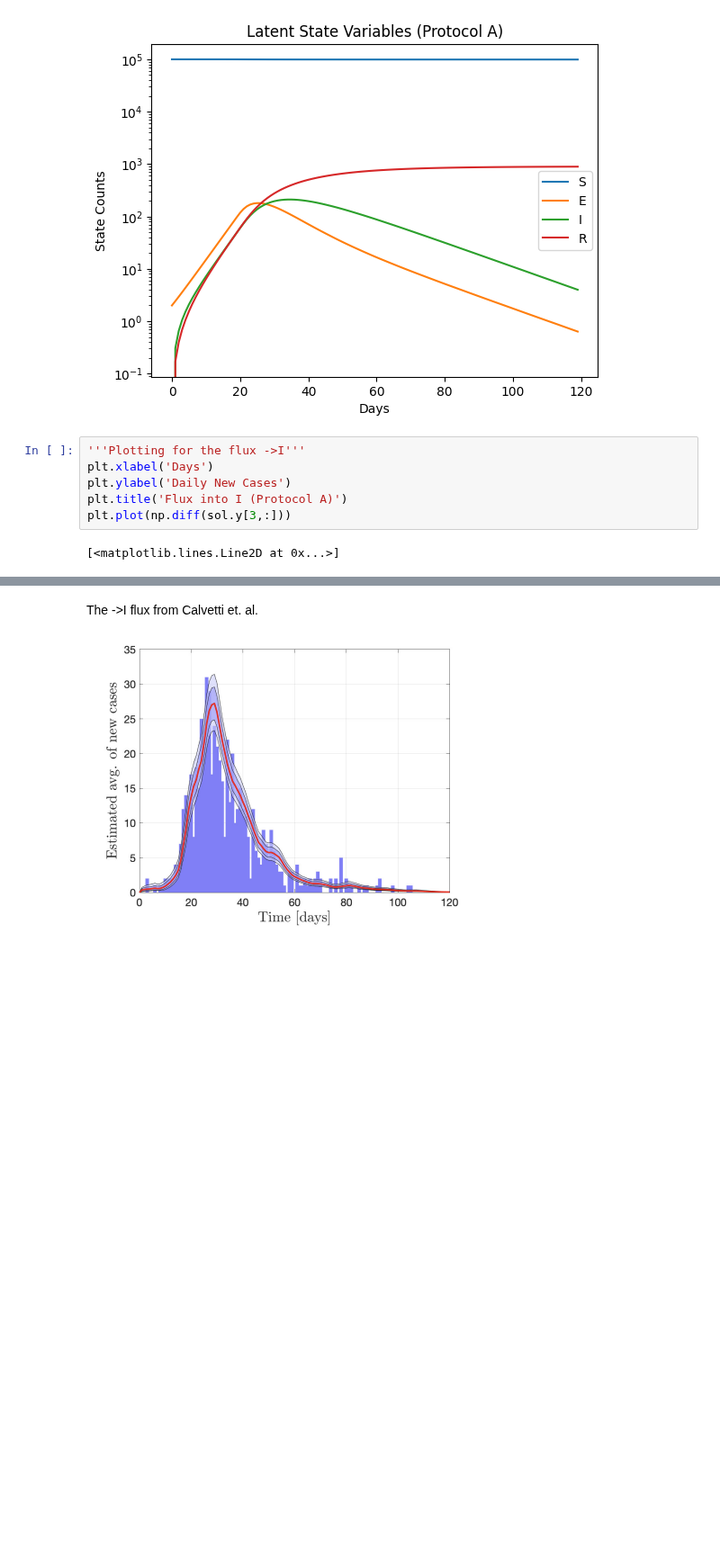
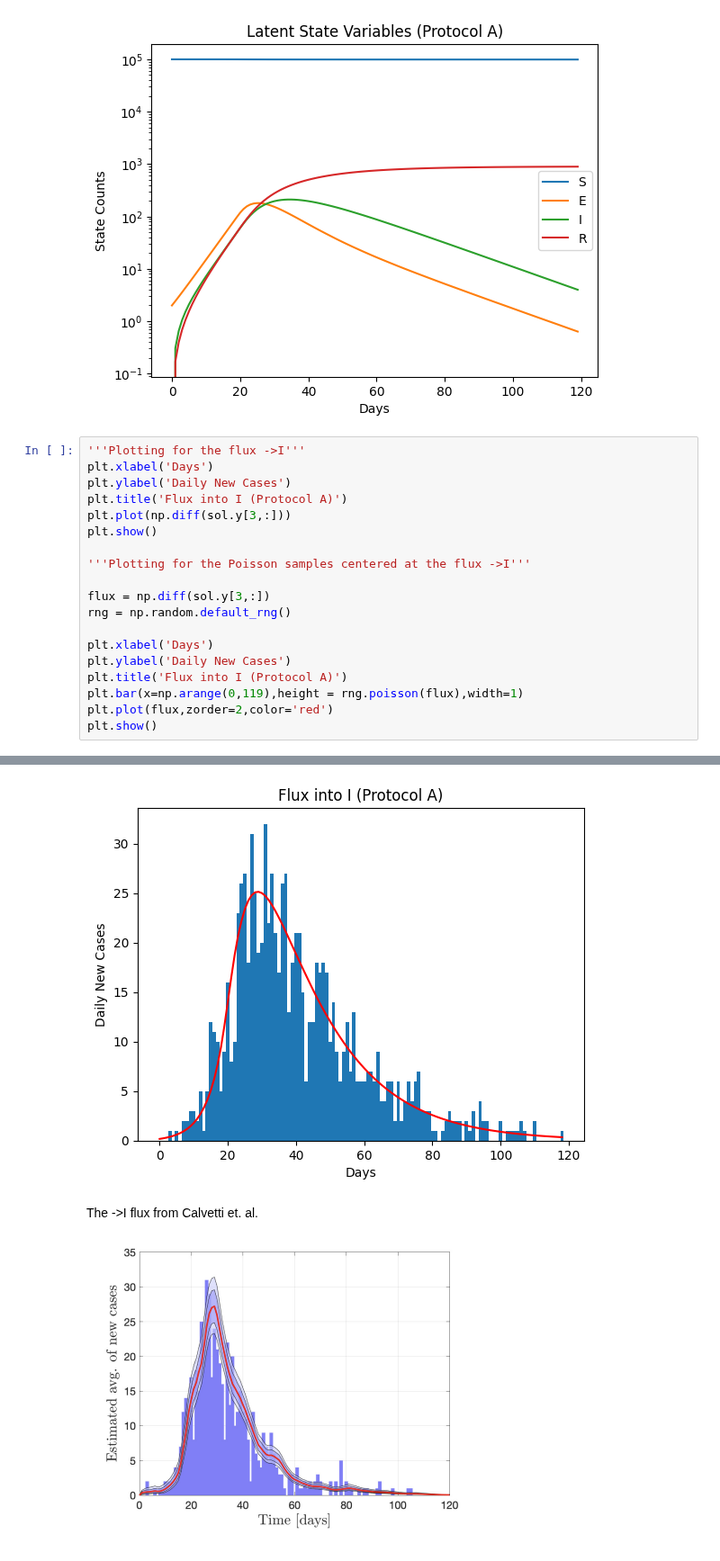
Before and after one commit to atiumcache/PF_forecast, a Jupyter notebook: juptyer notebooks/Calvetti_Model.ipynb, the cells around one changed output, grey strips where cells are left out. Shown at 90% size. Drawn from its saved outputs; the diff is of its cells as text; blank space fills up the shorter version.

```diff
--- a/juptyer notebooks/Calvetti_Model.ipynb
+++ b/juptyer notebooks/Calvetti_Model.ipynb
@@ -65,12 +65,25 @@ plt.legend()
 # %%
 '''Plotting for the flux ->I'''
 plt.xlabel('Days')
 plt.ylabel('Daily New Cases')
 plt.title('Flux into I (Protocol A)')
 plt.plot(np.diff(sol.y[3,:]))
+plt.show()
+
+'''Plotting for the Poisson samples centered at the flux ->I'''
+
+flux = np.diff(sol.y[3,:])
+rng = np.random.default_rng()
+
+plt.xlabel('Days')
+plt.ylabel('Daily New Cases')
+plt.title('Flux into I (Protocol A)')
+plt.bar(x=np.arange(0,119),height = rng.poisson(flux),width=1)
+plt.plot(flux,zorder=2,color='red')
+plt.show()
 # %% [output]
-[<matplotlib.lines.Line2D at 0x...>]
 [figure]
+[figure, added]
 # %% [markdown]
 
 The ->I flux from Calvetti et. al.
```
